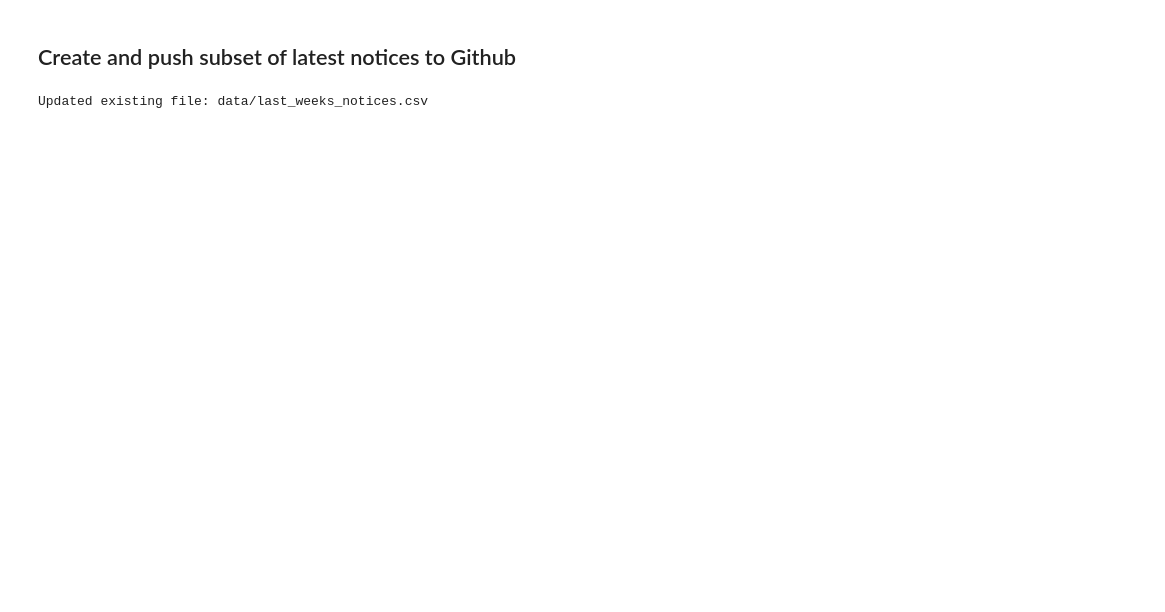
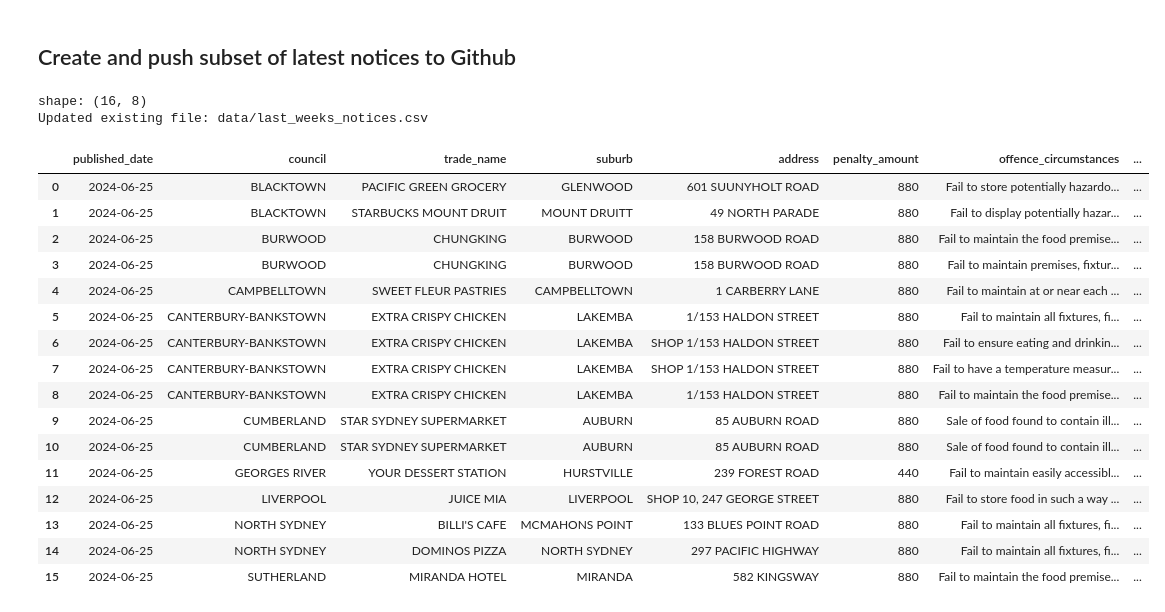
Before and after one commit to liampearson/nsw-food-authority-name-and-shame, a Jupyter notebook: notebooks/scrape_data.ipynb, the cells around one changed output. Cells and saved outputs as stored; diff of their text form; code cells hidden in the pictures; blank space fills up the shorter version.

```diff
--- a/notebooks/scrape_data.ipynb
+++ b/notebooks/scrape_data.ipynb
@@ -224,21 +268,43 @@ no changes to the website so dataset will not be updated at this time.
 # %% [markdown]
 ## Create and push subset of latest notices to Github
 # %%
-latest_results = result[result['published_date']==result['published_date'].max()][['published_date', 'council','trade_name', 'address', 'suburb', 'offence_code',
-       'offence_circumstances', 'penalty_amount','penalty_amount','trade_name']]
+latest_results = result[result['published_date']==result['published_date'].max()][['published_date', 'council','trade_name', 'suburb','address', 'penalty_amount',
+       'offence_circumstances','offence_code']]
+
+print("shape:",latest_results.shape)
 
 # Update the latest_result dataset
 file_content = latest_results.to_csv(index=False)  # Convert to CSV
 file_path = "data/last_weeks_notices.csv"
 
 try:
     # Check if file exists
     contents = repo.get_contents(file_path)
     repo.update_file(contents.path, "Updated dataset", file_content, contents.sha)
     print(f"Updated existing file: {file_path}")
 
 except:  # File doesn't exist
     repo.create_file(file_path, "Added dataset", file_content)
     print(f"Created new file: {file_path}")
+
+latest_results
 # %% [output]
+shape: (16, 8)
 Updated existing file: data/last_weeks_notices.csv
+|  | published_date | council | trade_name | suburb | address | penalty_amount | offence_circumstances | ... |
+| 0 | 2024-06-25 | BLACKTOWN | PACIFIC GREEN GROCERY | GLENWOOD | 601 SUUNYHOLT ROAD | 880 | Fail to store potentially hazardo... | ... |
+| 1 | 2024-06-25 | BLACKTOWN | STARBUCKS MOUNT DRUIT | MOUNT DRUITT | 49 NORTH PARADE | 880 | Fail to display potentially hazar... | ... |
+| 2 | 2024-06-25 | BURWOOD | CHUNGKING | BURWOOD | 158 BURWOOD ROAD | 880 | Fail to maintain the food premise... | ... |
+| 3 | 2024-06-25 | BURWOOD | CHUNGKING | BURWOOD | 158 BURWOOD ROAD | 880 | Fail to maintain premises, fixtur... | ... |
+| 4 | 2024-06-25 | CAMPBELLTOWN | SWEET FLEUR PASTRIES | CAMPBELLTOWN | 1 CARBERRY LANE | 880 | Fail to maintain at or near each ... | ... |
+| 5 | 2024-06-25 | CANTERBURY-BANKSTOWN | EXTRA CRISPY CHICKEN | LAKEMBA | 1/153 HALDON STREET | 880 | Fail to maintain all fixtures, fi... | ... |
+| 6 | 2024-06-25 | CANTERBURY-BANKSTOWN | EXTRA CRISPY CHICKEN | LAKEMBA | SHOP 1/153 HALDON STREET | 880 | Fail to ensure eating and drinkin... | ... |
+| 7 | 2024-06-25 | CANTERBURY-BANKSTOWN | EXTRA CRISPY CHICKEN | LAKEMBA | SHOP 1/153 HALDON STREET | 880 | Fail to have a temperature measur... | ... |
+| 8 | 2024-06-25 | CANTERBURY-BANKSTOWN | EXTRA CRISPY CHICKEN | LAKEMBA | 1/153 HALDON STREET | 880 | Fail to maintain the food premise... | ... |
+| 9 | 2024-06-25 | CUMBERLAND | STAR SYDNEY SUPERMARKET | AUBURN | 85 AUBURN ROAD | 880 | Sale of food found to contain ill... | ... |
+| 10 | 2024-06-25 | CUMBERLAND | STAR SYDNEY SUPERMARKET | AUBURN | 85 AUBURN ROAD | 880 | Sale of food found to contain ill... | ... |
+| 11 | 2024-06-25 | GEORGES RIVER | YOUR DESSERT STATION | HURSTVILLE | 239 FOREST ROAD | 440 | Fail to maintain easily accessibl... | ... |
+| 12 | 2024-06-25 | LIVERPOOL | JUICE MIA | LIVERPOOL | SHOP 10, 247 GEORGE STREET | 880 | Fail to store food in such a way ... | ... |
+| 13 | 2024-06-25 | NORTH SYDNEY | BILLI'S CAFE | MCMAHONS POINT | 133 BLUES POINT ROAD | 880 | Fail to maintain all fixtures, fi... | ... |
+| 14 | 2024-06-25 | NORTH SYDNEY | DOMINOS PIZZA | NORTH SYDNEY | 297 PACIFIC HIGHWAY | 880 | Fail to maintain all fixtures, fi... | ... |
+| 15 | 2024-06-25 | SUTHERLAND | MIRANDA HOTEL | MIRANDA | 582 KINGSWAY | 880 | Fail to maintain the food premise... | ... |
```
Also changed, not shown: parts of 4 cells of this notebook.
